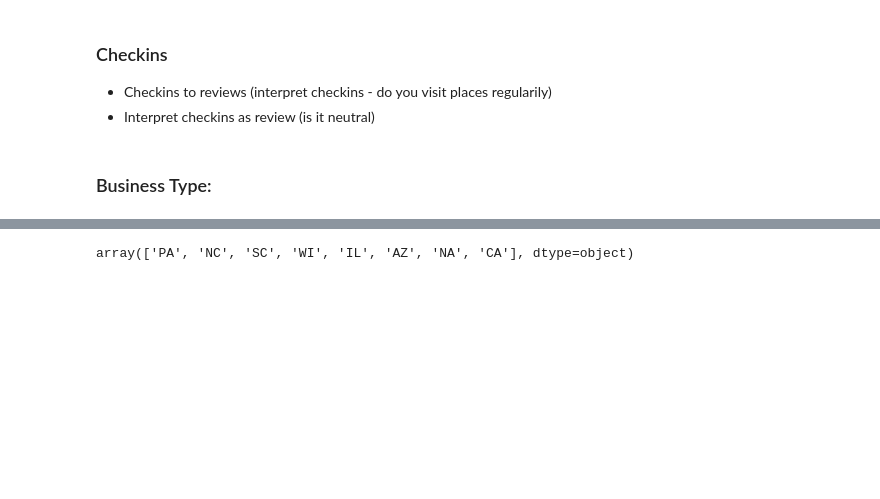
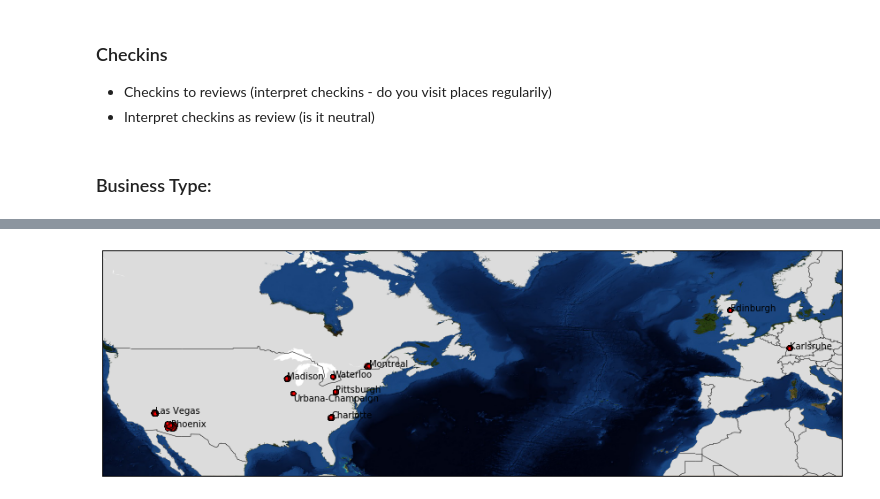
Before and after one commit to NickHoernle/Data-Science-Project-AM209a, a Jupyter notebook: data_exploration/Nick-exploration.ipynb, the cells around one changed output, grey strips where cells are left out. Drawn from its saved outputs; the diff is of its cells as text; code cells hidden in the pictures; blank space fills up the shorter version.

```diff
--- a/data_exploration/Nick-exploration.ipynb
+++ b/data_exploration/Nick-exploration.ipynb
@@ -341,4 +329,0 @@ axes[1, 1].scatter(businesses[indexes]['latitude'], businesses[indexes]['longitu
-# %%
-businesses.full_address.apply( (lambda(x): x.split(' ')[-2] if (len(x.split(' ')) > 2) else 'NA')).unique()[:8]
-# %% [output]
-array(['PA', 'NC', 'SC', 'WI', 'IL', 'AZ', 'NA', 'CA'], dtype=object)
@@ -344,0 +356,35 @@ array(['PA', 'NC', 'SC', 'WI', 'IL', 'AZ', 'NA', 'CA'], dtype=object)
+# %%
+## Plot all of the cities
+
+fig = plt.figure(figsize=(15,10))
+
+business_map = Basemap(projection='gall',
+#                        width=12000000,height=9000000,
+                      llcrnrlon = businesses.longitude.min()-10,   # lower-left corner longitude
+                      llcrnrlat = businesses.latitude.min()-10,    # lower-left corner latitude
+                      urcrnrlon = businesses.longitude.max()+10,   # upper-right corner longitude
+                      urcrnrlat = businesses.latitude.max()+10,    # upper-right corner latitude
+                      resolution = 'l',
+                      area_thresh = 100000.0,
+              )
+
+business_map.drawcountries()
+business_map.fillcontinents(color = 'gainsboro')
+business_map.drawmapboundary(fill_color='steelblue')
+
+x, y = business_map(np.array(businesses.longitude), np.array(businesses.latitude))
+
+business_map.plot(x, y,
+            'o',                    # marker shape
+            color='red',         # marker colour
+            markersize=4            # marker size
+            )
+
+x, y = business_map(lon, lat)
+for label, xpt, ypt, x_offset, y_offset in zip(cities[:,0], x, y, x_offsets, y_offsets):
+    plt.text(xpt+x_offset, ypt+y_offset, label)
+
+business_map.bluemarble()
+plt.show()
+# %% [output]
+[figure, added]
```
Also changed, not shown: parts of 31 cells of this notebook.
